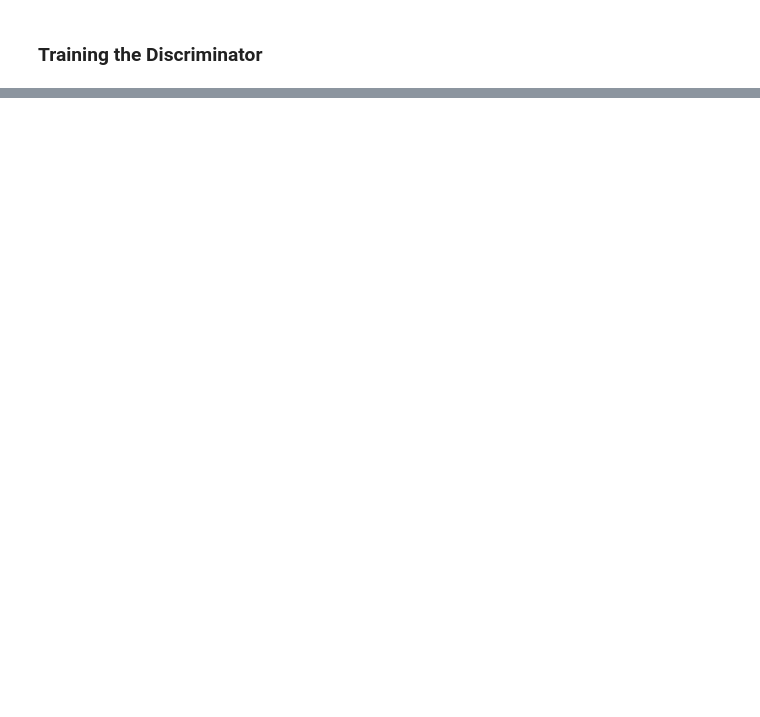
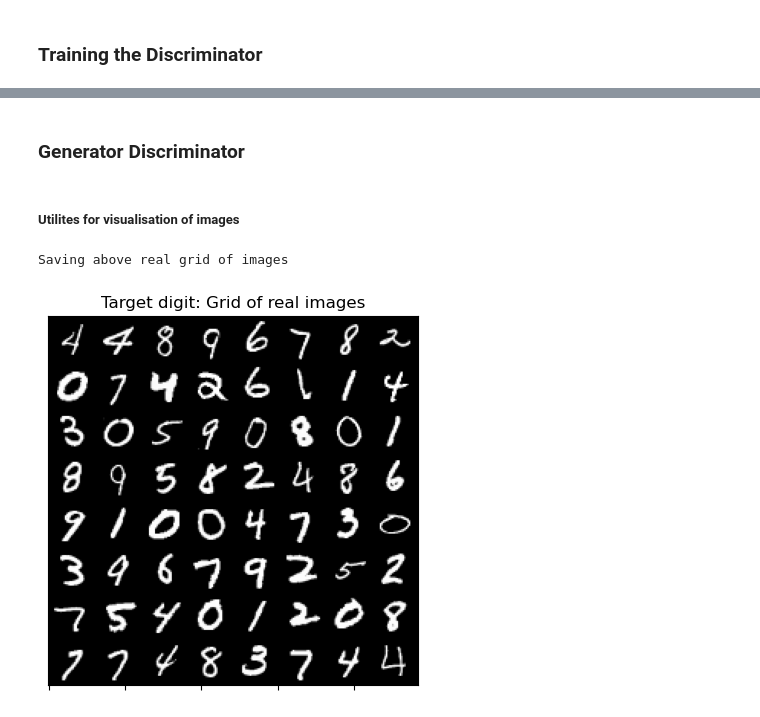
Before and after one commit to Vortexx2/digit-generator, a Jupyter notebook: main.ipynb, the cells around one changed output, grey strips where cells are left out. Cells and saved outputs as stored; diff of their text form; code cells hidden in the pictures; blank space fills up the shorter version.

```diff
--- a/main.ipynb
+++ b/main.ipynb
@@ -165,0 +187,2 @@ def train_discriminator(images):
+# %% [markdown]
+### Generator Discriminator
@@ -165,0 +205,24 @@ def train_discriminator(images):
+# %% [markdown]
+##### Utilites for visualisation of images
+# %%
+real_samples_dir, fake_samples_dir = 'samples/real', 'samples/fake'
+
+for dir in [real_samples_dir, fake_samples_dir]:
+  os.makedirs(dir, exist_ok=True)
+# %%
+from IPython.display import Image
+from torchvision.utils import save_image, make_grid
+
+n_rows, n_cols = 8, 8
+
+# we will save a grid of real images
+for images, labels in train_loader:
+  images = denorm(images)
+  grid_image = make_grid(images, n_rows).permute(1, 2, 0)
+  plot_image(grid_image, "Grid of real images")
+  print("Saving above real grid of images")
+  save_image(images, os.path.join(real_samples_dir, 'real_grid.png'), n_rows=n_rows)
+  break
+# %% [output]
+Saving above real grid of images
+[figure, added]
```
Also changed, not shown: parts of 12 cells of this notebook, 1 other file.
